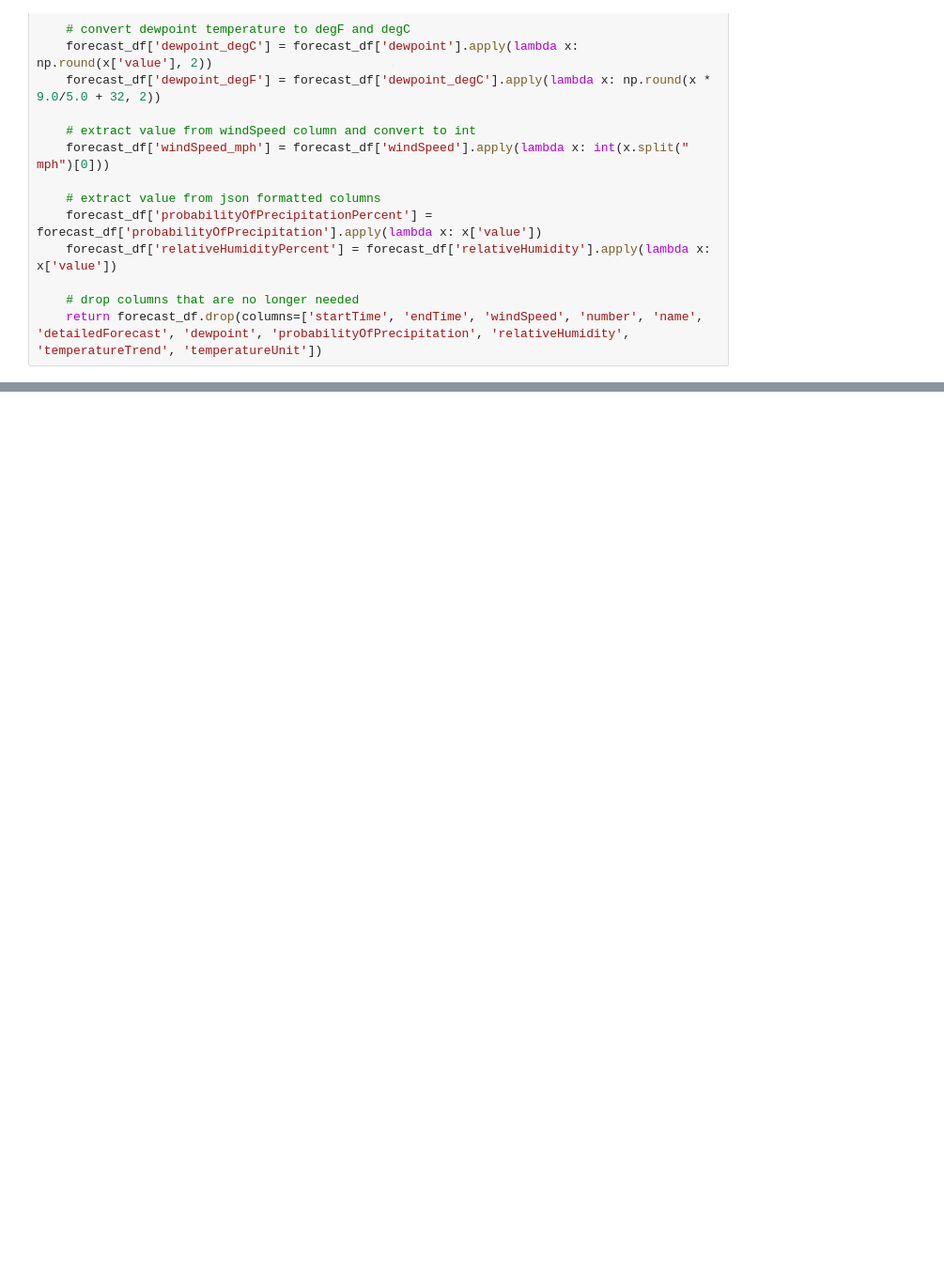
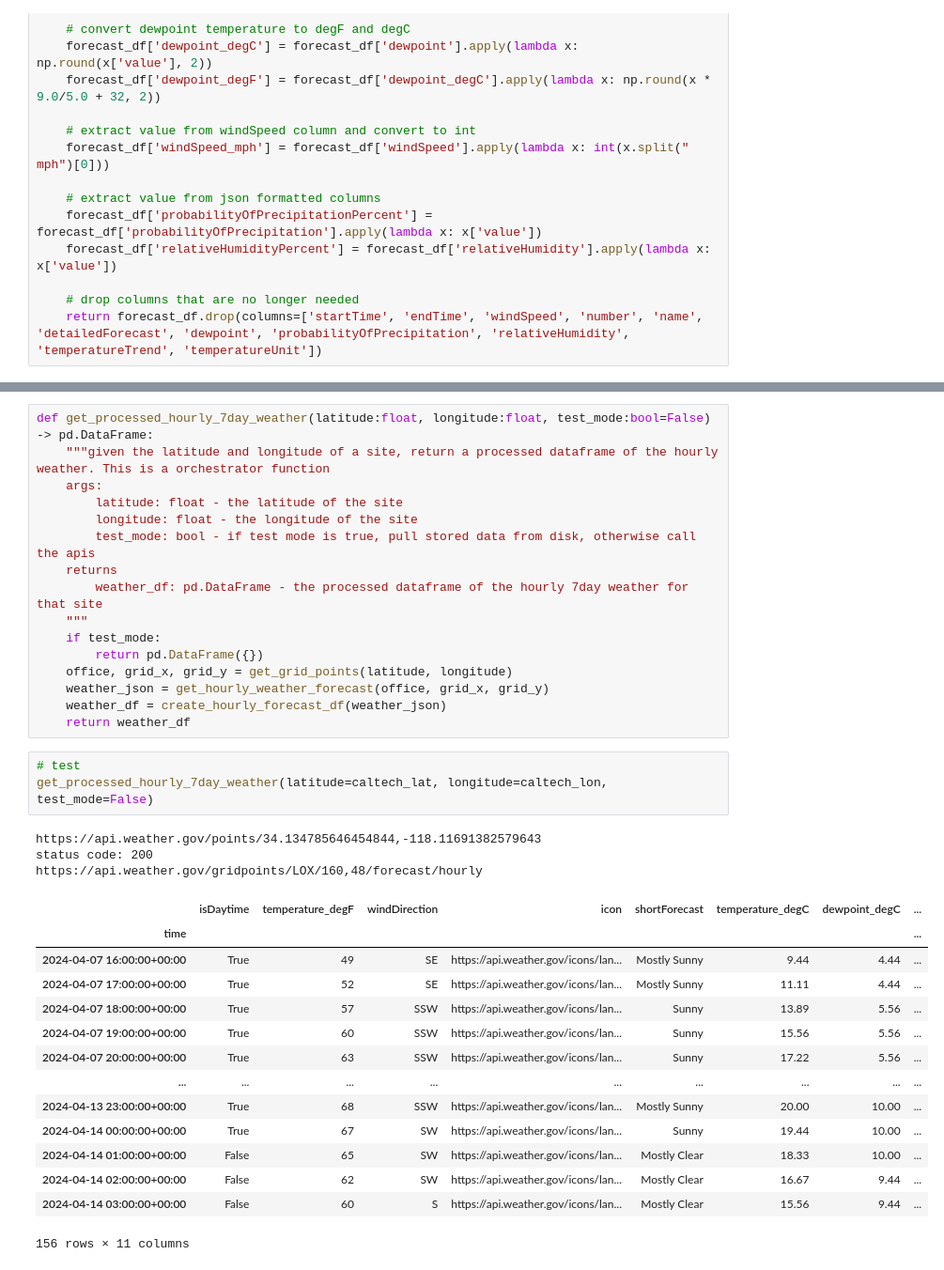
Before and after one commit to denny-lehman/ev_charging, a Jupyter notebook: data/weather.ipynb, the cells around one changed output, grey strips where cells are left out. Shown at 94% size. Cells and saved outputs as stored; diff of their text form; blank space fills up the shorter version.

```diff
--- a/data/weather.ipynb
+++ b/data/weather.ipynb
@@ -269,0 +288,37 @@ https://api.weather.gov/gridpoints/MTR/99,82/forecast
+# %%
+def get_processed_hourly_7day_weather(latitude:float, longitude:float, test_mode:bool=False) -> pd.DataFrame:
+    """given the latitude and longitude of a site, return a processed dataframe of the hourly weather. This is a orchestrator function
+    args:
+        latitude: float - the latitude of the site
+        longitude: float - the longitude of the site
+        test_mode: bool - if test mode is true, pull stored data from disk, otherwise call the apis
+    returns
+        weather_df: pd.DataFrame - the processed dataframe of the hourly 7day weather for that site
+    """
+    if test_mode:
+        return pd.DataFrame({})
+    office, grid_x, grid_y = get_grid_points(latitude, longitude)
+    weather_json = get_hourly_weather_forecast(office, grid_x, grid_y)
+    weather_df = create_hourly_forecast_df(weather_json)
+    return weather_df
+# %%
+# test
+get_processed_hourly_7day_weather(latitude=caltech_lat, longitude=caltech_lon, test_mode=False)
+# %% [output]
+https://api.weather.gov/points/34.134785646454844,-118.11691382579643
+status code: 200
+https://api.weather.gov/gridpoints/LOX/160,48/forecast/hourly
+|  | isDaytime | temperature_degF | windDirection | icon | shortForecast | temperature_degC | dewpoint_degC | ... |
+| time |  |  |  |  |  |  |  | ... |
+| 2024-04-07 16:00:00+00:00 | True | 49 | SE | https://api.weather.gov/icons/lan... | Mostly Sunny | 9.44 | 4.44 | ... |
+| 2024-04-07 17:00:00+00:00 | True | 52 | SE | https://api.weather.gov/icons/lan... | Mostly Sunny | 11.11 | 4.44 | ... |
+| 2024-04-07 18:00:00+00:00 | True | 57 | SSW | https://api.weather.gov/icons/lan... | Sunny | 13.89 | 5.56 | ... |
+| 2024-04-07 19:00:00+00:00 | True | 60 | SSW | https://api.weather.gov/icons/lan... | Sunny | 15.56 | 5.56 | ... |
+| 2024-04-07 20:00:00+00:00 | True | 63 | SSW | https://api.weather.gov/icons/lan... | Sunny | 17.22 | 5.56 | ... |
+| ... | ... | ... | ... | ... | ... | ... | ... | ... |
+| 2024-04-13 23:00:00+00:00 | True | 68 | SSW | https://api.weather.gov/icons/lan... | Mostly Sunny | 20.00 | 10.00 | ... |
+| 2024-04-14 00:00:00+00:00 | True | 67 | SW | https://api.weather.gov/icons/lan... | Sunny | 19.44 | 10.00 | ... |
+| 2024-04-14 01:00:00+00:00 | False | 65 | SW | https://api.weather.gov/icons/lan... | Mostly Clear | 18.33 | 10.00 | ... |
+| 2024-04-14 02:00:00+00:00 | False | 62 | SW | https://api.weather.gov/icons/lan... | Mostly Clear | 16.67 | 9.44 | ... |
+| 2024-04-14 03:00:00+00:00 | False | 60 | S | https://api.weather.gov/icons/lan... | Mostly Clear | 15.56 | 9.44 | ... |
+156 rows × 11 columns
```
Also changed, not shown: parts of 16 cells of this notebook.
